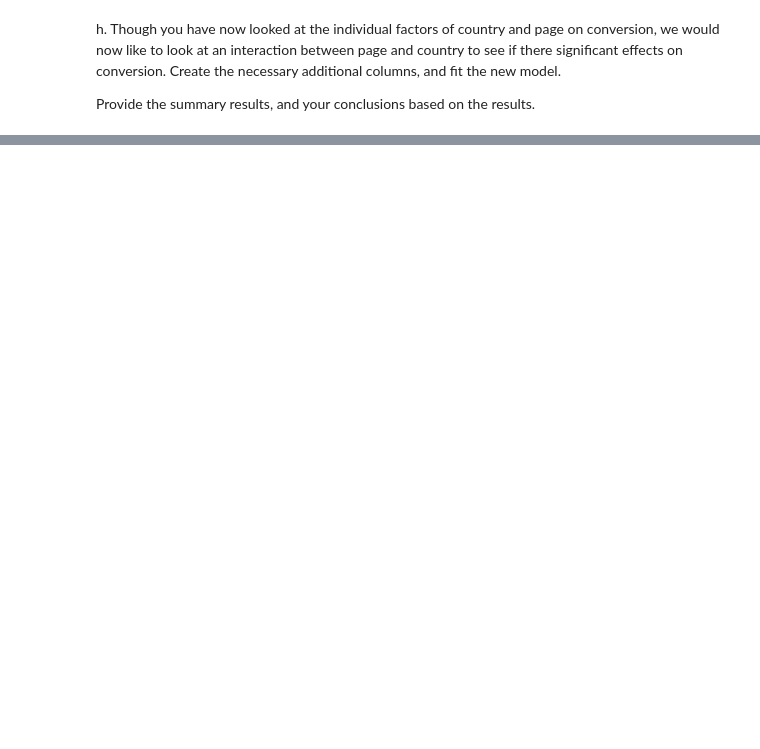
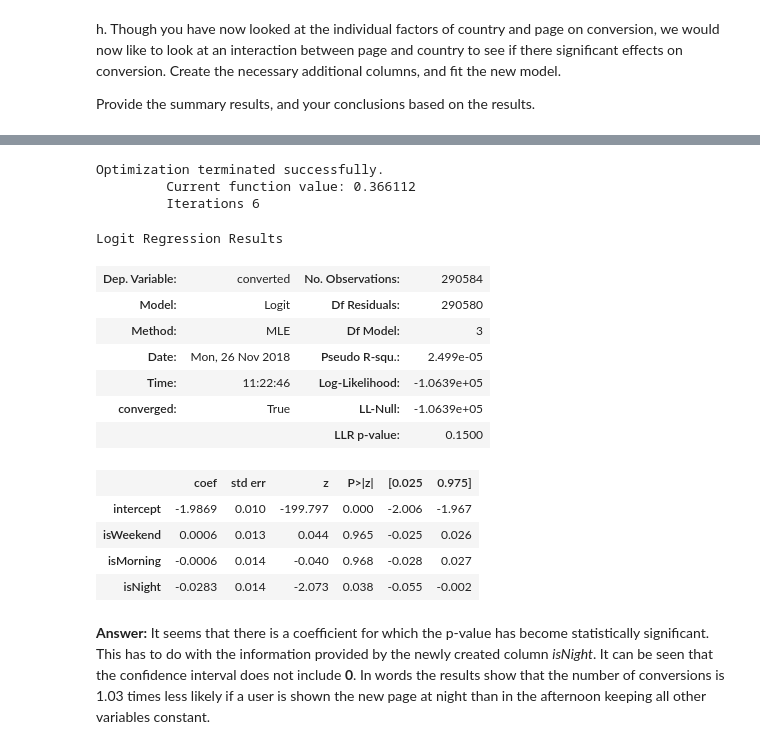
Before and after one commit to aleromar/ABTesting, a Jupyter notebook: Analyze_ab_test_results_notebook.ipynb, the cells around one changed output, grey strips where cells are left out. Cells and saved outputs as stored; diff of their text form; code cells hidden in the pictures; blank space fills up the shorter version.

```diff
--- a/Analyze_ab_test_results_notebook.ipynb
+++ b/Analyze_ab_test_results_notebook.ipynb
@@ -334,0 +424,32 @@ Provide the summary results, and your conclusions based on the results.
+# %%
+# Adding time related variables to our model
+from datetime import datetime
+df_new['timestamp'] = pd.to_datetime(df_new['timestamp'])
+df_new['isWeekend'] = df_new['timestamp'].apply(lambda x: 1 if x.day_name() in ['Saturday','Sunday'] else 0)
+df_new['isMorning'] = df_new['timestamp'].apply(lambda x: 1 if x.timetuple().tm_hour in range(5,12) else 0)
+df_new['isAfternoon'] = df_new['timestamp'].apply(lambda x: 1 if x.timetuple().tm_hour in range(12,21) else 0)
+df_new['isNight'] = df_new['timestamp'].apply(lambda x: 1 if x.timetuple().tm_hour in [x%24 for x in range(21,24+5)] else 0)
+# %%
+y,X = df_new.loc[:,'converted'], df_new.loc[:,['intercept','isWeekend','isMorning','isNight']]
+logreg = sm.Logit(y,X)
+results = logreg.fit()
+results.summary()
+# %% [output]
+Optimization terminated successfully.
+         Current function value: 0.366112
+         Iterations 6
+Logit Regression Results
+| Dep. Variable: | converted | No. Observations: | 290584 |
+| Model: | Logit | Df Residuals: | 290580 |
+| Method: | MLE | Df Model: | 3 |
+| Date: | Mon, 26 Nov 2018 | Pseudo R-squ.: | 2.499e-05 |
+| Time: | 11:22:46 | Log-Likelihood: | -1.0639e+05 |
+| converged: | True | LL-Null: | -1.0639e+05 |
+|  |  | LLR p-value: | 0.1500 |
+|  | coef | std err | z | P>|z| | [0.025 | 0.975] |
+| intercept | -1.9869 | 0.010 | -199.797 | 0.000 | -2.006 | -1.967 |
+| isWeekend | 0.0006 | 0.013 | 0.044 | 0.965 | -0.025 | 0.026 |
+| isMorning | -0.0006 | 0.014 | -0.040 | 0.968 | -0.028 | 0.027 |
+| isNight | -0.0283 | 0.014 | -2.073 | 0.038 | -0.055 | -0.002 |
+# %% [markdown]
+**Answer:** It seems that there is a coefficient for which the p-value has become statistically significant. This has to do with the information provided by the newly created column _isNight_. It can be seen that the confidence interval does not include **0**. In words the results show that the number of conversions is 1.03 times less likely if a user is shown the new page at night than in the afternoon keeping all other variables constant.
```
Also changed, not shown: parts of 27 cells of this notebook.
